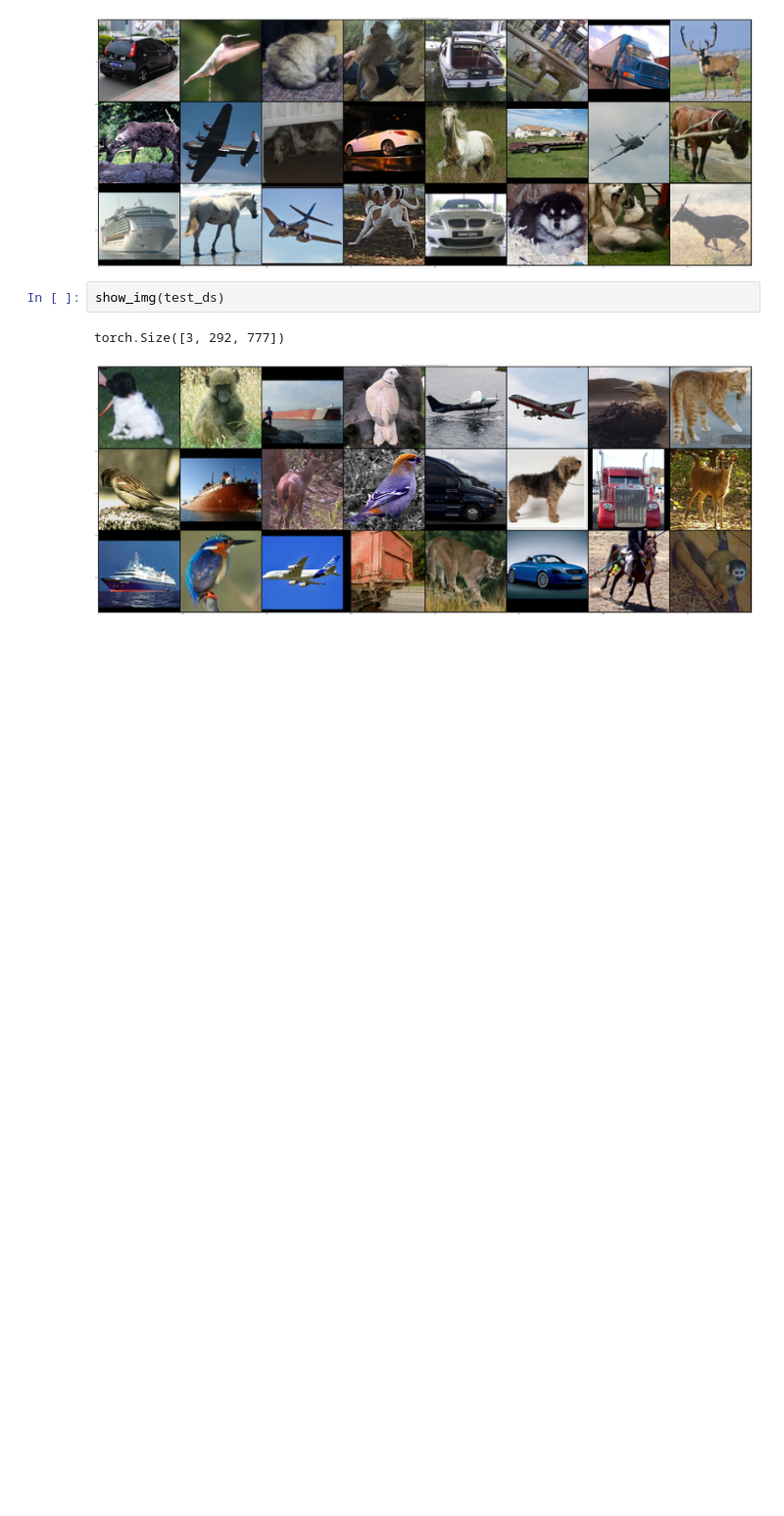
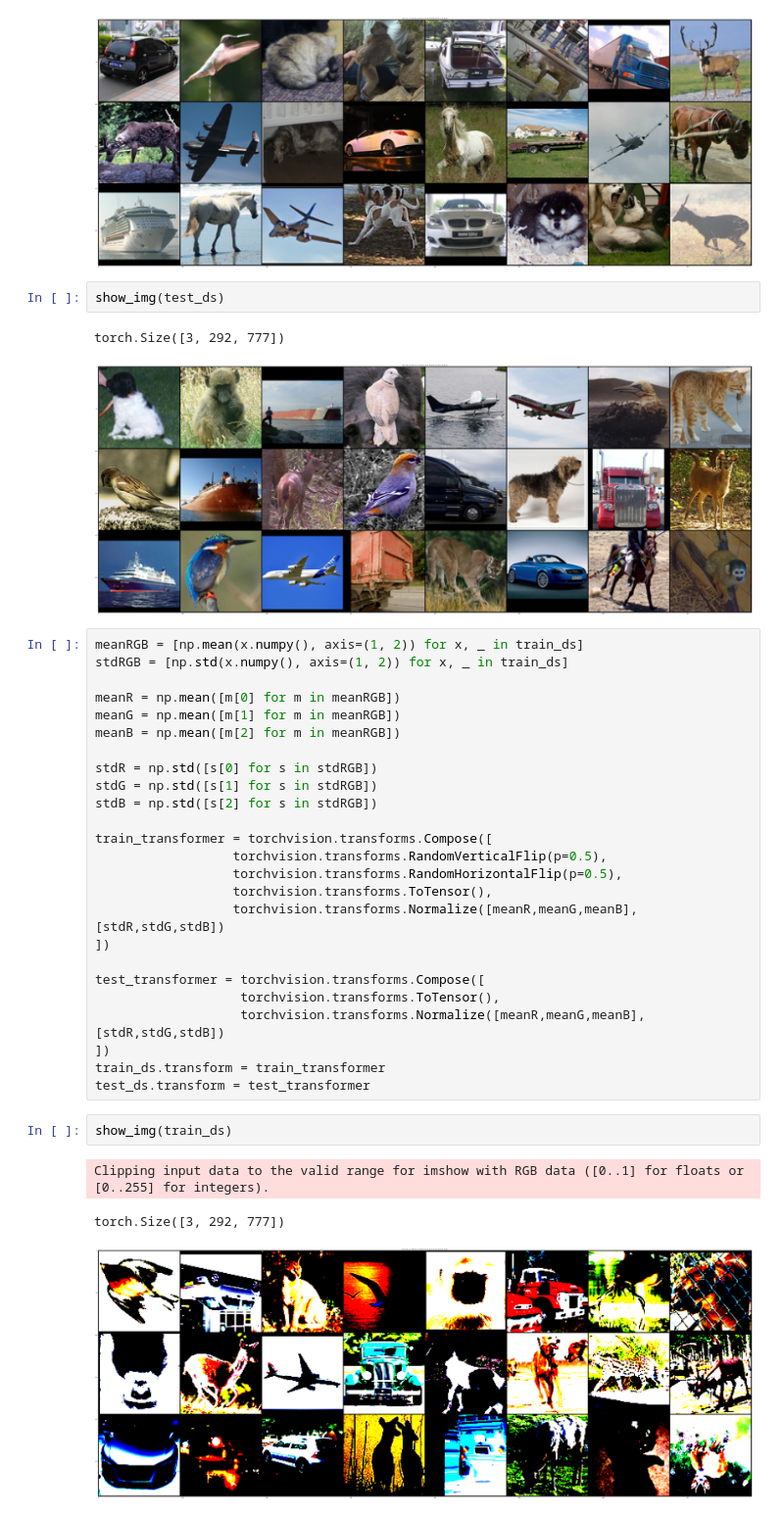
Before and after one commit to mralamdari/Multi-Classification-Pytorch, a Jupyter notebook: Multi_Classification_Pytorch.ipynb, the cells around one changed output. Shown at 98% size. Drawn from its saved outputs; the diff is of its cells as text; blank space fills up the shorter version.

```diff
--- a/Multi_Classification_Pytorch.ipynb
+++ b/Multi_Classification_Pytorch.ipynb
@@ -113,3 +113,34 @@ show_img(test_ds)
 # %% [output]
 torch.Size([3, 292, 777])
 [figure]
+# %%
+meanRGB = [np.mean(x.numpy(), axis=(1, 2)) for x, _ in train_ds]
+stdRGB = [np.std(x.numpy(), axis=(1, 2)) for x, _ in train_ds]
+
+meanR = np.mean([m[0] for m in meanRGB])
+meanG = np.mean([m[1] for m in meanRGB])
+meanB = np.mean([m[2] for m in meanRGB])
+
+stdR = np.std([s[0] for s in stdRGB])
+stdG = np.std([s[1] for s in stdRGB])
+stdB = np.std([s[2] for s in stdRGB])
+
+train_transformer = torchvision.transforms.Compose([
+                  torchvision.transforms.RandomVerticalFlip(p=0.5),
+                  torchvision.transforms.RandomHorizontalFlip(p=0.5),
+                  torchvision.transforms.ToTensor(),
+                  torchvision.transforms.Normalize([meanR,meanG,meanB], [stdR,stdG,stdB])
+])
+
+test_transformer = torchvision.transforms.Compose([
+                   torchvision.transforms.ToTensor(),
+                   torchvision.transforms.Normalize([meanR,meanG,meanB], [stdR,stdG,stdB])
+])
+train_ds.transform = train_transformer
+test_ds.transform = test_transformer
+# %%
+show_img(train_ds)
+# %% [output]
+Clipping input data to the valid range for imshow with RGB data ([0..1] for floats or [0..255] for integers).
+torch.Size([3, 292, 777])
+[figure, added]
```
Also changed, not shown: parts of 1 cell of this notebook.
